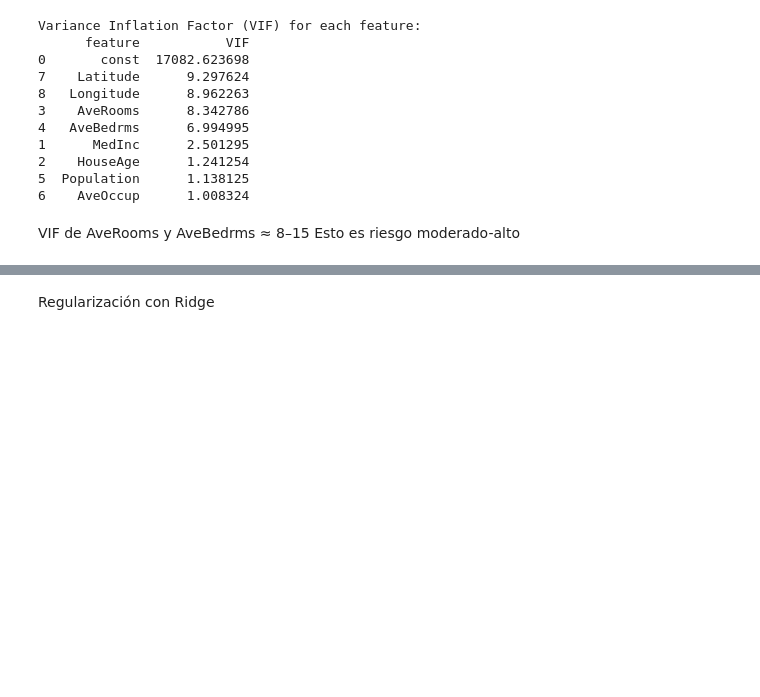
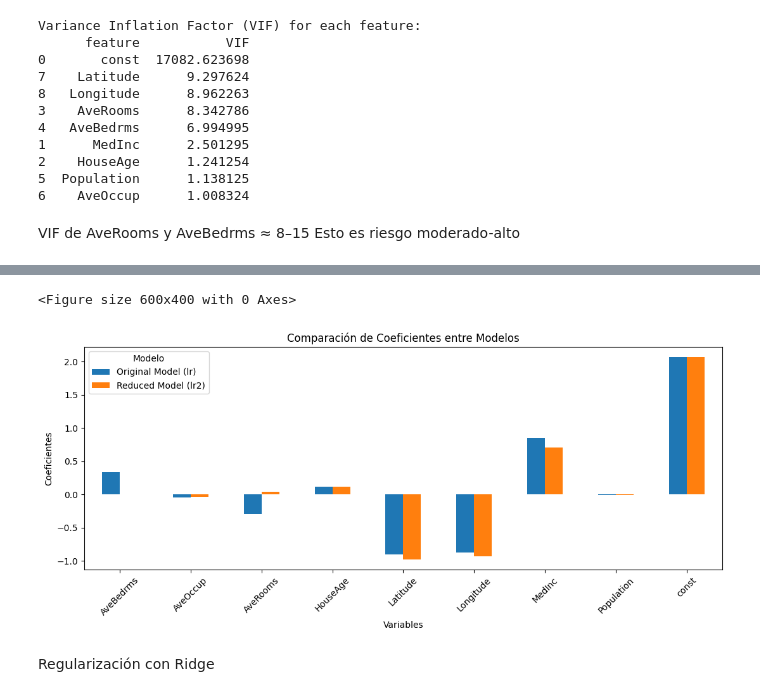
Before and after one commit to guz-vinueza/data_analytics, a Jupyter notebook: Class 14 - Dimensionality Reduction/Dimension_housing.ipynb, the cells around one changed output, grey strips where cells are left out. Saved outputs shown, nothing was run; the diff lists cells and outputs as text; code cells hidden in the pictures; blank space fills up the shorter version.

```diff
--- a/Class 14 - Dimensionality Reduction/Dimension_housing.ipynb
+++ b/Class 14 - Dimensionality Reduction/Dimension_housing.ipynb
@@ -152,3 +153,20 @@ const                      2.071947             2.071947
+# %%
+df_plot = comparison_df.copy()
+
+plt.figure(figsize=(6,4))
+df_plot.plot(kind="bar", figsize=(11,5))
+
+# Plot
+plt.xlabel("Variables")
+plt.ylabel("Coeficientes")
+plt.title("Comparación de Coeficientes entre Modelos")
+plt.xticks(rotation=45)
+plt.legend(title="Modelo")
+plt.tight_layout()
+plt.show()
+# %% [output]
+<Figure size 600x400 with 0 Axes>
+[figure, added]
 # %% [markdown]
 Regularización con Ridge
 # %%
```
Also changed, not shown: parts of 16 cells of this notebook.
